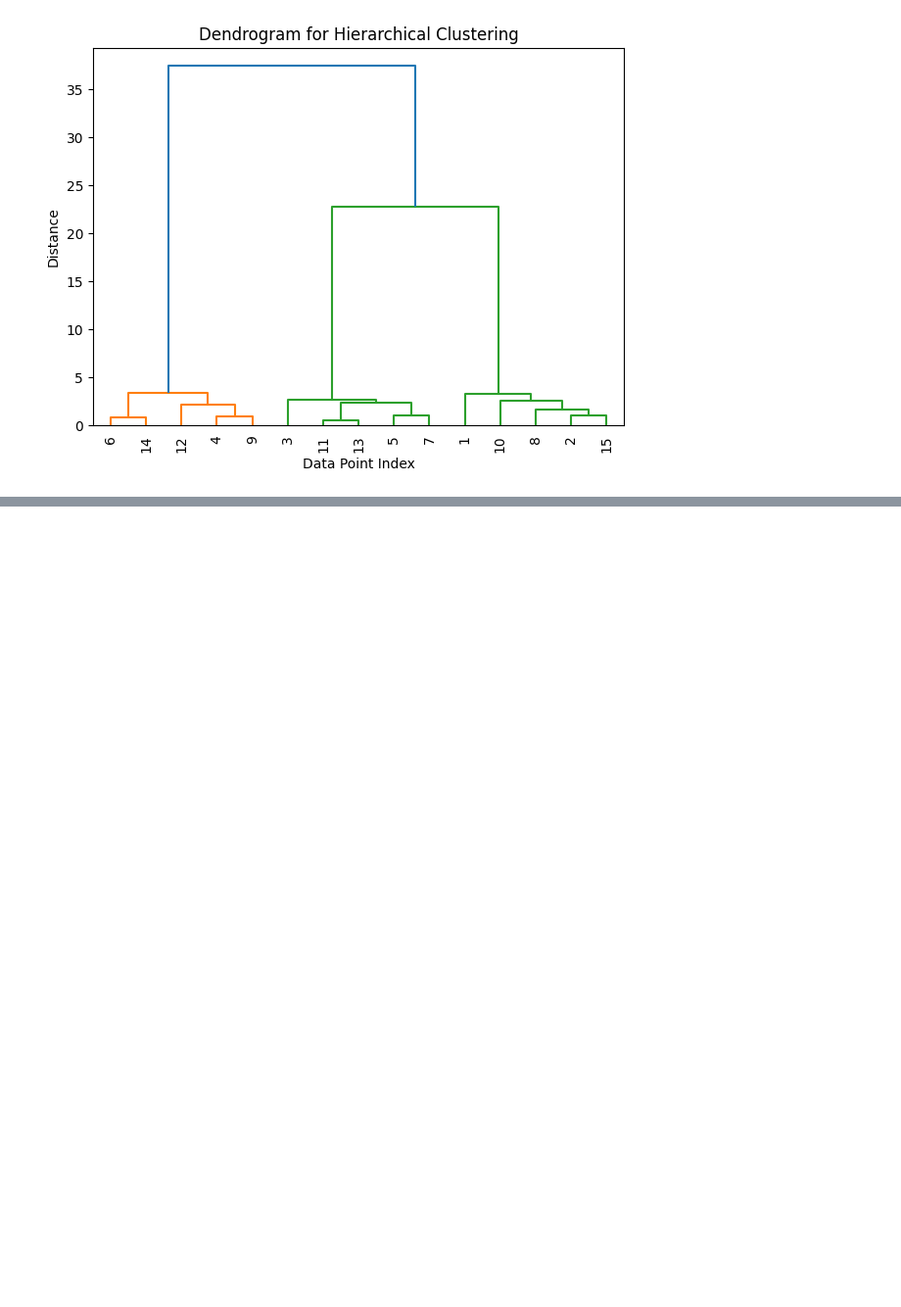
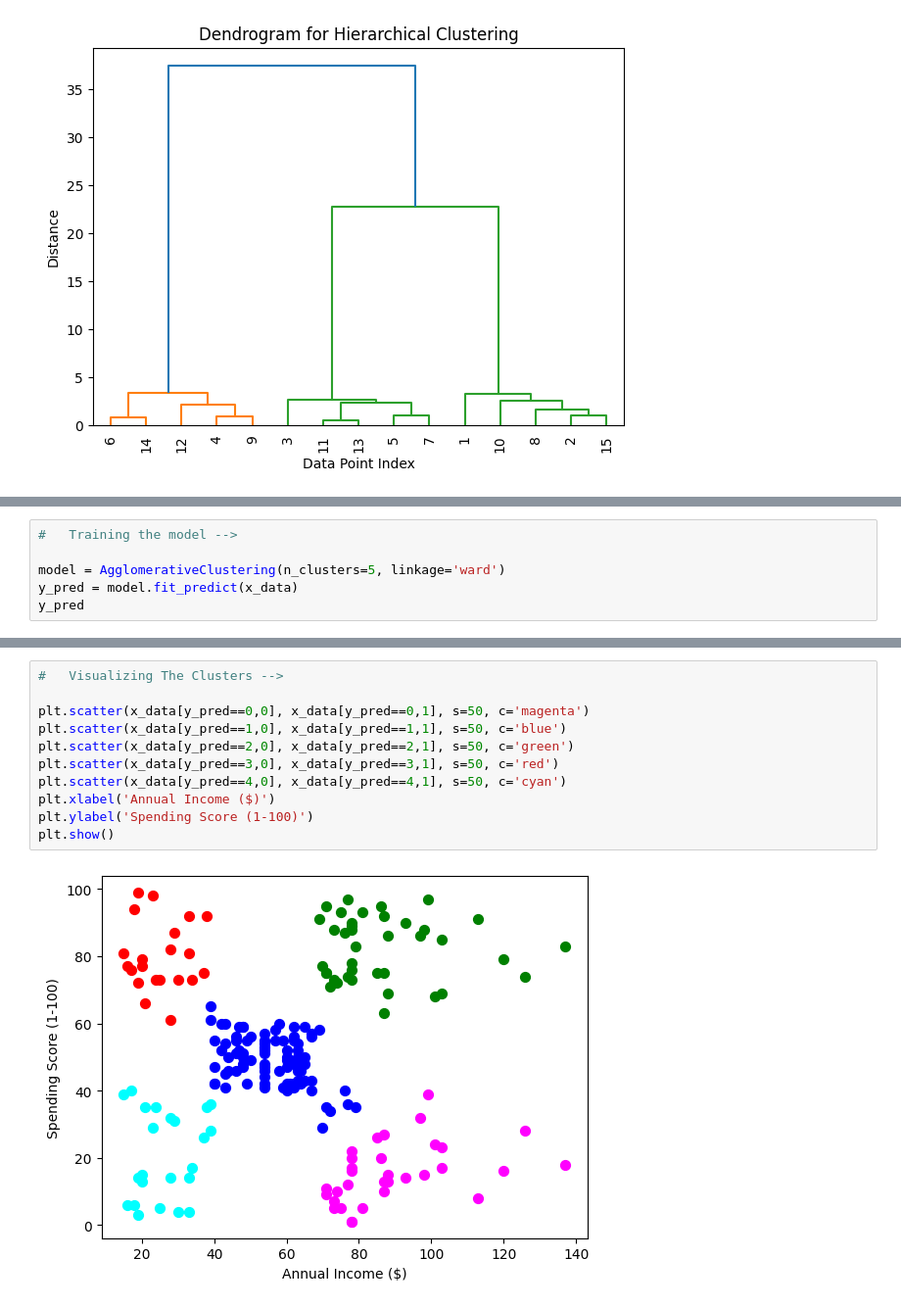
Before and after one commit to KrishnaKV2004/Machine-Learning, a Jupyter notebook: 4 Clustering/2 Hierarchical Clustering/Hierarchical-Clustering.ipynb, the cells around one changed output, grey strips where cells are left out. Shown at 98% size. Cells and saved outputs as stored; diff of their text form; blank space fills up the shorter version.

```diff
--- a/4 Clustering/2 Hierarchical Clustering/Hierarchical-Clustering.ipynb
+++ b/4 Clustering/2 Hierarchical Clustering/Hierarchical-Clustering.ipynb
@@ -110,0 +175,6 @@ plt.show()
+# %%
+#   Training the model -->
+
+model = AgglomerativeClustering(n_clusters=5, linkage='ward')
+y_pred = model.fit_predict(x_data)
+y_pred
@@ -110,0 +192,13 @@ plt.show()
+# %%
+#   Visualizing The Clusters -->
+
+plt.scatter(x_data[y_pred==0,0], x_data[y_pred==0,1], s=50, c='magenta')
+plt.scatter(x_data[y_pred==1,0], x_data[y_pred==1,1], s=50, c='blue')
+plt.scatter(x_data[y_pred==2,0], x_data[y_pred==2,1], s=50, c='green')
+plt.scatter(x_data[y_pred==3,0], x_data[y_pred==3,1], s=50, c='red')
+plt.scatter(x_data[y_pred==4,0], x_data[y_pred==4,1], s=50, c='cyan')
+plt.xlabel('Annual Income ($)')
+plt.ylabel('Spending Score (1-100)')
+plt.show()
+# %% [output]
+[figure, added]
```
Also changed, not shown: parts of 7 cells of this notebook, 2 other files.
